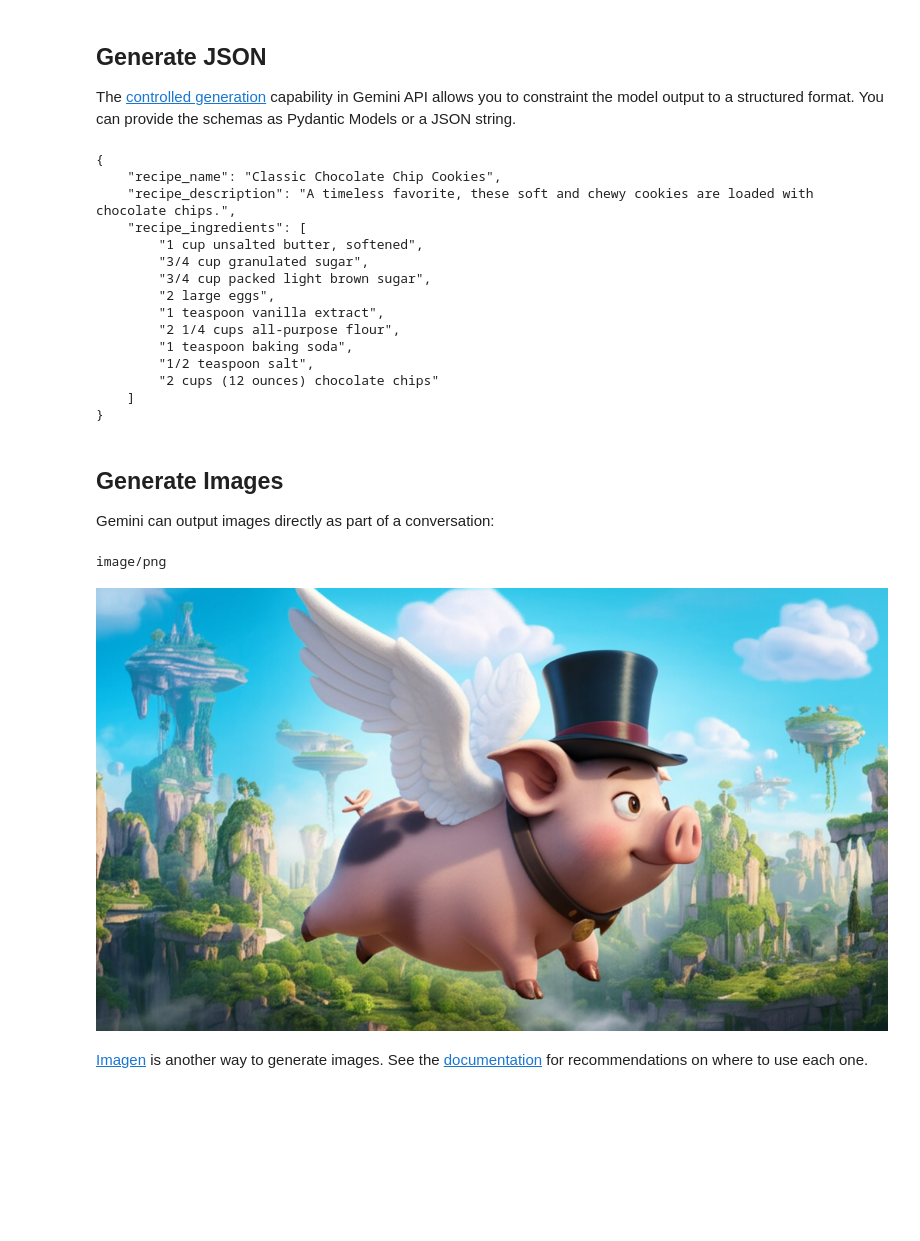
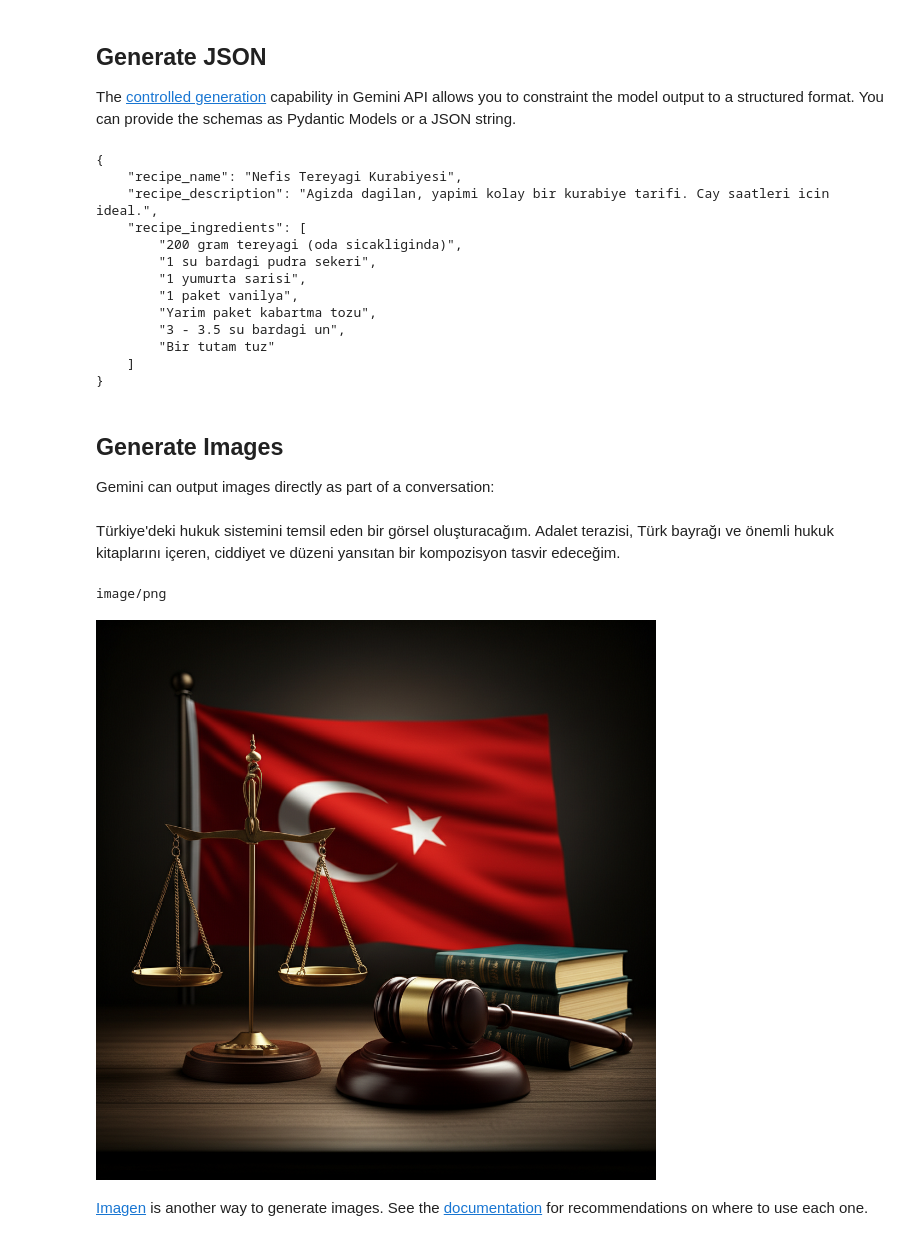
Before and after one commit to tugaep/buildwith-ai, a Jupyter notebook: quickstarts/Get_started.ipynb, the cells around one changed output. Drawn from its saved outputs; the diff is of its cells as text; code cells hidden in the pictures; blank space fills up the shorter version.

```diff
--- a/quickstarts/Get_started.ipynb
+++ b/quickstarts/Get_started.ipynb
@@ -410,7 +349,7 @@ class Recipe(BaseModel):
 
 response = client.models.generate_content(
     model=MODEL_ID,
-    contents="Provide a popular cookie recipe and its ingredients.",
+    contents="Güzel bir kurabiye tarifi verebilir misin?. Cevabında hiç türkçe harf olmasın",
     config=types.GenerateContentConfig(
         response_mime_type="application/json",
         response_schema=Recipe,
@@ -420,18 +359,16 @@ response = client.models.generate_content(
 print(json.dumps(json.loads(response.text), indent=4))
 # %% [output]
 {
-    "recipe_name": "Classic Chocolate Chip Cookies",
-    "recipe_description": "A timeless favorite, these soft and chewy cookies are loaded with chocolate chips.",
+    "recipe_name": "Nefis Tereyagi Kurabiyesi",
+    "recipe_description": "Agizda dagilan, yapimi kolay bir kurabiye tarifi. Cay saatleri icin ideal.",
     "recipe_ingredients": [
-        "1 cup unsalted butter, softened",
-        "3/4 cup granulated sugar",
-        "3/4 cup packed light brown sugar",
-        "2 large eggs",
-        "1 teaspoon vanilla extract",
-        "2 1/4 cups all-purpose flour",
-        "1 teaspoon baking soda",
-        "1/2 teaspoon salt",
-        "2 cups (12 ounces) chocolate chips"
+        "200 gram tereyagi (oda sicakliginda)",
+        "1 su bardagi pudra sekeri",
+        "1 yumurta sarisi",
+        "1 paket vanilya",
+        "Yarim paket kabartma tozu",
+        "3 - 3.5 su bardagi un",
+        "Bir tutam tuz"
     ]
 }
 # %% [markdown]
@@ -441,25 +378,26 @@ Gemini can output images directly as part of a conversation:
 # %%
 from IPython.display import Image, Markdown
 
 response = client.models.generate_content(
     model="gemini-2.0-flash-exp",
-    contents='Hi, can create a 3d rendered image of a pig with wings and a top hat flying over a happy futuristic scifi city with lots of greenery?',
+    contents='Türkiyedeki hukuk sistemini resmedebilir misin?',
     config=types.GenerateContentConfig(
         response_modalities=['Text', 'Image']
     )
 )
 
 for part in response.candidates[0].content.parts:
   if part.text is not None:
     display(Markdown(part.text))
   elif part.inline_data is not None:
     mime = part.inline_data.mime_type
     print(mime)
     data = part.inline_data.data
     display(Image(data=data))
 # %% [output]
+Türkiye'deki hukuk sistemini temsil eden bir görsel oluşturacağım. Adalet terazisi, Türk bayrağı ve önemli hukuk kitaplarını içeren, ciddiyet ve düzeni yansıtan bir kompozisyon tasvir edeceğim.
 image/png
-[figure, old version]
+[figure, new version]
 # %% [markdown]
 [Imagen](./Get_started_imagen.ipynb) is another way to generate images. See the [documentation](https://ai.google.dev/gemini-api/docs/image-generation#choose-a-model) for recommendations on where to use each one.
 # %% [markdown]
```
Also changed, not shown: parts of 13 cells of this notebook.
